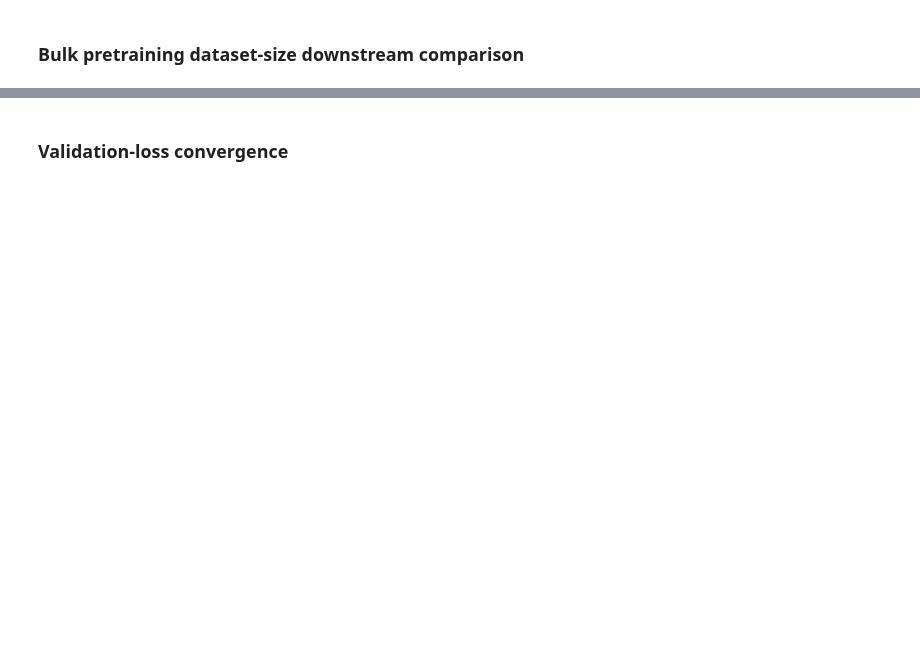
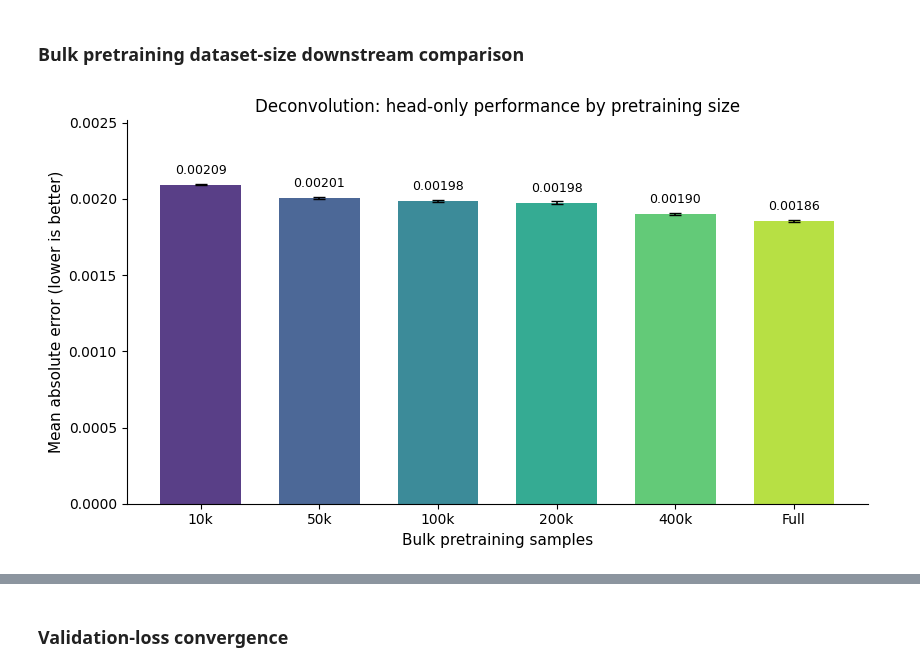
Before and after one commit to eheiss/scbFM, a Jupyter notebook: src/analysis/task_performances.ipynb, the cells around one changed output, grey strips where cells are left out. Cells and saved outputs as stored; diff of their text form; code cells hidden in the pictures; blank space fills up the shorter version.

```diff
--- a/src/analysis/task_performances.ipynb
+++ b/src/analysis/task_performances.ipynb
@@ -1083,8 +1477,8 @@ FileNotFoundError: No evaluation metric files found under /Users/enricoheiss/The
 # %%
 task = "deconv"
 base = os.path.expanduser(f"~/Thesis/eheiss/output/{task}")
-metric_mean = "js_distance_mean"
-metric_std = "js_distance_std"
+metric_mean = "mae_mean"
+metric_std = "mae_std"
 bulk_specs = [
     ("10k", "head_only_pretrain_bulk_10k"),
     ("50k", "head_only_pretrain_bulk_50k"),
@@ -1114,6 +1508,8 @@ def load_deconv_bulk_size(label, variant):
         or not metadata.get("cv_fold_fingerprint")
         or metadata.get("gene_selection") != "mad"
         or metadata.get("expression_transform") != "log1p"
+        or metadata.get("training_objective") != "mse"
+        or metadata.get("primary_evaluation_metric") != "mae"
     ):
         print(f"Skipping incomplete or incompatible result: {label}")
         return None
@@ -1126,37 +1522,44 @@ def load_deconv_bulk_size(label, variant):
         "label": label,
         "mean": float(row[metric_mean]),
         "std": float(row[metric_std]) if metric_std in row.index else 0.0,
+        "rmse_mean": float(row["rmse_mean"]),
+        "rmse_std": float(row["rmse_std"]) if "rmse_std" in row.index else 0.0,
+        "pcc_mean": float(row["mean_cell_type_pearson_across_samples_mean"]),
+        "pcc_std": float(row["mean_cell_type_pearson_across_samples_std"])
+        if "mean_cell_type_pearson_across_samples_std" in row.index else 0.0,
         "fold_fingerprint": metadata["cv_fold_fingerprint"],
     }
 
 
 bulk_rows = [row for label, variant in bulk_specs
              if (row := load_deconv_bulk_size(label, variant)) is not None]
 if not bulk_rows:
     raise FileNotFoundError(f"No complete bulk-size head-only results found under {base}")
 if len({row["fold_fingerprint"] for row in bulk_rows}) != 1:
     raise ValueError("Bulk-size deconvolution results do not use identical CV folds")
 
 x = np.arange(len(bulk_rows))
 means = np.asarray([row["mean"] for row in bulk_rows])
 stds = np.asarray([row["std"] for row in bulk_rows])
 bar_colors = plt.get_cmap("viridis")(np.linspace(0.12, 0.88, len(bulk_rows)))
 fig, ax = plt.subplots(figsize=(8.5, 4.8))
 bars = ax.bar(
     x, means, yerr=stds, capsize=4, width=0.68,
     color=bar_colors, alpha=0.9, error_kw={"linewidth": 1.2},
 )
-offset = max(float(np.max(means + stds)) * 0.025, 0.002)
+offset = float(np.max(means + stds)) * 0.025
 for bar, mean in zip(bars, means):
-    ax.text(bar.get_x() + bar.get_width() / 2, mean + offset, f"{mean:.3f}",
+    ax.text(bar.get_x() + bar.get_width() / 2, mean + offset, f"{mean:.5f}",
             ha="center", va="bottom", fontsize=9)
 ax.set_xticks(x)
 ax.set_xticklabels([row["label"] for row in bulk_rows])
-ax.set_ylim(0, max(float(np.max(means + stds)) * 1.2, 0.2))
+ax.set_ylim(0, float(np.max(means + stds)) * 1.2)
 ax.set_xlabel("Bulk pretraining samples", fontsize=11)
-ax.set_ylabel("Jensen-Shannon distance (lower is better)", fontsize=11)
+ax.set_ylabel("Mean absolute error (lower is better)", fontsize=11)
 ax.set_title("Deconvolution: head-only performance by pretraining size", fontsize=12)
 ax.spines["top"].set_visible(False)
 ax.spines["right"].set_visible(False)
 plt.tight_layout()
 plt.show()
+# %% [output]
+[figure, added]
```
Also changed, not shown: parts of 29 cells of this notebook, 36 other files.
